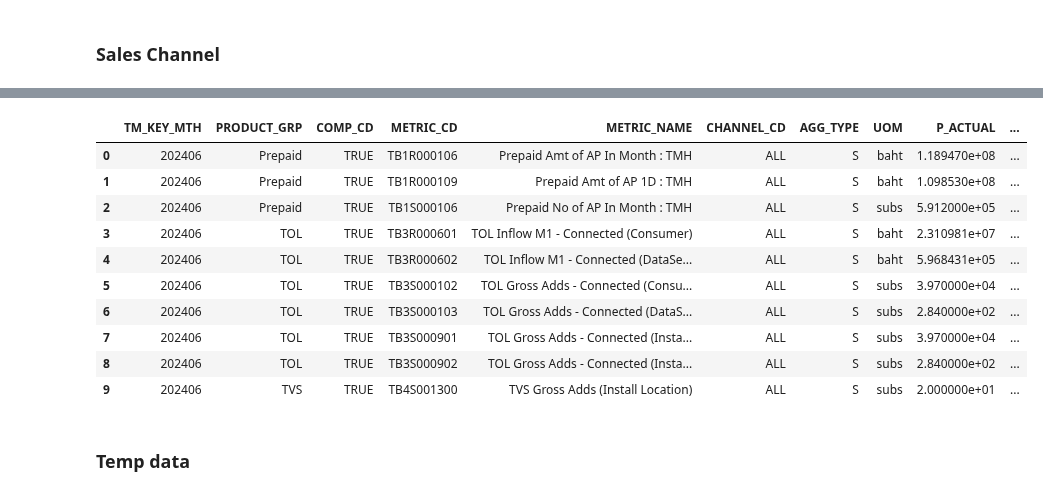
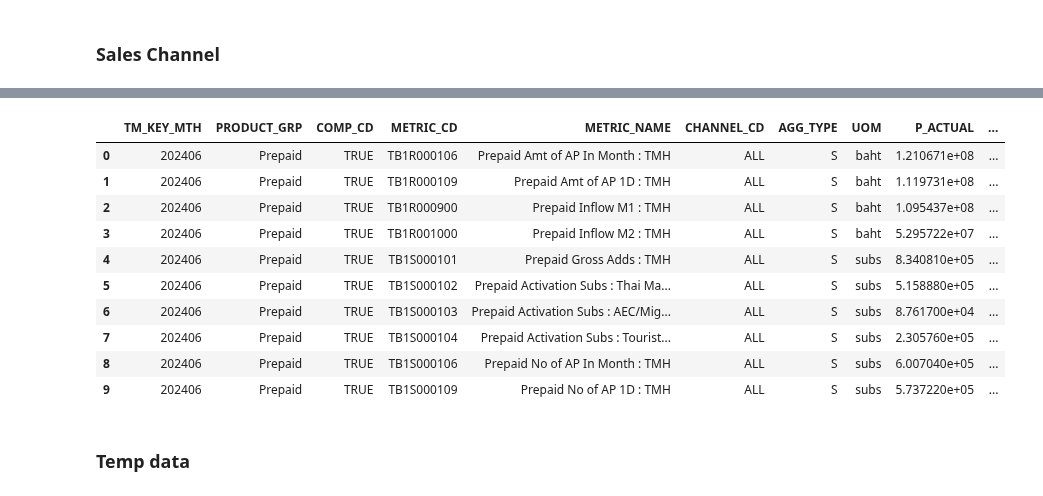
Before and after one commit to ruzlim/Jupyter, a Jupyter notebook: ETL/Monitoring/VINSIGHT-Data Monitoring.ipynb, the cells around one changed output, grey strips where cells are left out. Cells and saved outputs as stored; diff of their text form; code cells hidden in the pictures.

```diff
--- a/ETL/Monitoring/VINSIGHT-Data Monitoring.ipynb
+++ b/ETL/Monitoring/VINSIGHT-Data Monitoring.ipynb
@@ -246,15 +218,2 @@ raw_df : 7272 rows, 22 columns
 # %% [markdown]
 ### Sales Channel
-# %%
-''' Create Temp DataFrame '''
-
-''' Add columns '''
-tmp_df = raw_df
-tmp_df['TMP_CD'] = tmp_df['METRIC_CD'].replace(r'AA$|AB$|AC$|AD$|AE$|AF$|AG$|AH$|AI$|AJ$|AK$', '', regex=True)
-tmp_df['TMP_NAME'] = tmp_df['METRIC_NAME'].replace(r' : Account Executive| : B2B| : Branded Retail| : Contact Center| : Direct Sales| : Key Account| : Modern Trade| : Others| : Own Digital| : Retail Sales| : Wholesales', '', regex=True)
-tmp_df['VIEW_GRP'] = tmp_df.apply(lambda x: view_group(str(x['METRIC_GRP']), str(x['METRIC_CD']), str(x['METRIC_NAME'])), axis=1)
-# tmp_df['VIEW_GRP'] = tmp_df.apply(lambda x: fn.my_metric_group(str(x['METRIC_GRP']), str(x['METRIC_CD']), str(x['METRIC_NAME'])), axis=1)
-tmp_df['CDS_FLAG'] = np.where((tmp_df['METRIC_CD'].str.contains('^TB1R000109|^TB1S000109|^TB1R000106|^TB1S000106|^TB1S000102|^TB1S000103|^TB1S000104|^TB0R00010002|^TB2S000100|^TB1S000101|^TB3S000100|^TB3S000101|^TB3S000102|^TB3S000103|^TB3S000900|^TB3S000901|^TB3S000902|^TB4S000100|^TB4S000104|^TB4S001300|^TB0R00010001|^TB2R000500|^TB1R000900|^TB3R000600|^TB3R000601|^TB3R000602|^TB4R001000|^TB1R001000|^TB4S001400|^TB4R001700')) & (tmp_df['METRIC_CD'].str.contains('[0-9]$|[0-9]A[A-K]$')), 'Y', 'N')
-# tmp_df['CDS_FLAG'] = np.where(tmp_df['METRIC_CD'].isin(['TB1R000109', 'TB1S000109', 'TB1R000106', 'TB1S000106', 'TB1S000102', 'TB1S000103', 'TB1S000104', 'TB0R00010002', 'TB2S000100', 'TB1S000101', 'TB3S000100', 'TB3S000101', 'TB3S000102', 'TB3S000103', 'TB3S000900', 'TB3S000901', 'TB3S000902', 'TB4S000100', 'TB4S000104', 'TB4S001300', 'TB0R00010001', 'TB2R000500', 'TB1R000900', 'TB3R000600', 'TB3R000601', 'TB3R000602', 'TB4R001000', 'TB1R001000', 'TB4S001400', 'TB4R001700']), 'Y', 'N')
-
-tmp_df.tail(3)
@@ -267,48 +220,42 @@ tmp_df.tail(3)
 # %%
 ''' Create Reconcile Data '''
 
 rec_df = tmp_df
 
 ''' Filters '''
 # ~
+# my_str = '^Postpaid Revenue.*DTAC$'
+# my_str = ' B2C| B2B|Geo'
 rec_df = rec_df.loc[rec_df['TM_KEY_MTH']==202406]
-# rec_df = rec_df.loc[rec_df['VIEW_GRP']=='']
 rec_df = rec_df.loc[rec_df['CDS_FLAG']=='Y']
 rec_df = rec_df.loc[rec_df['CHANNEL_CD']=='ALL']
+rec_df = rec_df.loc[rec_df['PRODUCT_GRP']=='Prepaid']
 # rec_df = rec_df.loc[rec_df['COMP_CD']=='TRUE']
-# rec_df = rec_df.loc[rec_df['PRODUCT_GRP']=='TOL']
-# rec_df = rec_df.loc[rec_df['METRIC_NAME'].str.contains('TOL Inflow M1 - Connected')]
-rec_df = rec_df.loc[rec_df['METRIC_CD'].str.contains('^TB1R000106|^TB1R000109|^TB1S000106|^TB3R000601|^TB3R000602|^TB3S000102|^TB3S000103|^TB3S000901|^TB3S000902|^TB4S001300')]
-rec_df = rec_df.loc[rec_df['METRIC_CD'].str.contains('[0-9]$|[0-9]A[A-K]$')]
+# rec_df = rec_df.loc[rec_df['MY_GROUP']=='']
 
-# AND REGEXP_LIKE(METRIC_CD, '^TB1R000106|^TB1R000109|^TB1S000106|^TB3R000601|^TB3R000602|^TB3S000102|^TB3S000103|^TB3S000901|^TB3S000902|^TB4S001300')
-# AND REGEXP_LIKE(METRIC_CD, '[0-9]$|[0-9]A[A-K]$')
-
-# my_str = 'Prepaid Topping|Prepaid Pay per Use'
-# my_str = '^Postpaid Revenue.*DTAC$'
-# my_str = 'Inflow M1|Gross Add'
-# my_str2 = 'CORP'
-# my_str3 = ' B2C| B2B|Geo'
+''' Issue as 20240625 : Actual loss (G, H, HH) '''
+# rec_df = rec_df.loc[rec_df['METRIC_CD'].str.contains('^TB1R000106|^TB1R000109|^TB1S000106|^TB3R000601|^TB3R000602|^TB3S000102|^TB3S000103|^TB3S000901|^TB3S000902|^TB4S001300')]
+# rec_df = rec_df.loc[rec_df['METRIC_CD'].str.contains('[0-9]$|[0-9]A[A-K]$')]
 
 # rec_df = rec_df.replace(np.nan, None)
 # rec_df = rec_df.fillna(0)
 rec_df = rec_df.reset_index(drop=True)
 
 # all_cols = ['TM_KEY_MTH', 'CENTER', 'METRIC_GRP', 'PRODUCT_GRP', 'COMP_CD', 'METRIC_CD', 'METRIC_NAME', 'CHANNEL_CD', 'AGG_TYPE', 'UOM', 'P_ACTUAL', 'G_ACTUAL', 'H_ACTUAL', 'HH_ACTUAL', 'P_TARGET', 'G_TARGET', 'H_TARGET', 'HH_TARGET', 'ACTUAL_AS_OF', 'MIN_DAY', 'MAX_DAY', 'PPN_TM']
 actual_cols = ['TM_KEY_MTH', 'PRODUCT_GRP', 'COMP_CD', 'METRIC_CD', 'METRIC_NAME', 'CHANNEL_CD', 'AGG_TYPE', 'UOM', 'P_ACTUAL', 'G_ACTUAL', 'H_ACTUAL', 'HH_ACTUAL', 'P_TARGET', 'ACTUAL_AS_OF', 'MIN_DAY', 'MAX_DAY', 'PPN_TM']
 
 rec_df[actual_cols]
 # %% [output]
 |  | TM_KEY_MTH | PRODUCT_GRP | COMP_CD | METRIC_CD | METRIC_NAME | CHANNEL_CD | AGG_TYPE | UOM | P_ACTUAL | ... |
-| 0 | 202406 | Prepaid | TRUE | TB1R000106 | Prepaid Amt of AP In Month : TMH | ALL | S | baht | 1.189470e+08 | ... |
-| 1 | 202406 | Prepaid | TRUE | TB1R000109 | Prepaid Amt of AP 1D : TMH | ALL | S | baht | 1.098530e+08 | ... |
-| 2 | 202406 | Prepaid | TRUE | TB1S000106 | Prepaid No of AP In Month : TMH | ALL | S | subs | 5.912000e+05 | ... |
-| 3 | 202406 | TOL | TRUE | TB3R000601 | TOL Inflow M1 - Connected (Consumer) | ALL | S | baht | 2.310981e+07 | ... |
-| 4 | 202406 | TOL | TRUE | TB3R000602 | TOL Inflow M1 - Connected (DataSe... | ALL | S | baht | 5.968431e+05 | ... |
-| 5 | 202406 | TOL | TRUE | TB3S000102 | TOL Gross Adds - Connected (Consu... | ALL | S | subs | 3.970000e+04 | ... |
-| 6 | 202406 | TOL | TRUE | TB3S000103 | TOL Gross Adds - Connected (DataS... | ALL | S | subs | 2.840000e+02 | ... |
-| 7 | 202406 | TOL | TRUE | TB3S000901 | TOL Gross Adds - Connected (Insta... | ALL | S | subs | 3.970000e+04 | ... |
-| 8 | 202406 | TOL | TRUE | TB3S000902 | TOL Gross Adds - Connected (Insta... | ALL | S | subs | 2.840000e+02 | ... |
-| 9 | 202406 | TVS | TRUE | TB4S001300 | TVS Gross Adds (Install Location) | ALL | S | subs | 2.000000e+01 | ... |
+| 0 | 202406 | Prepaid | TRUE | TB1R000106 | Prepaid Amt of AP In Month : TMH | ALL | S | baht | 1.210671e+08 | ... |
+| 1 | 202406 | Prepaid | TRUE | TB1R000109 | Prepaid Amt of AP 1D : TMH | ALL | S | baht | 1.119731e+08 | ... |
+| 2 | 202406 | Prepaid | TRUE | TB1R000900 | Prepaid Inflow M1 : TMH | ALL | S | baht | 1.095437e+08 | ... |
+| 3 | 202406 | Prepaid | TRUE | TB1R001000 | Prepaid Inflow M2 : TMH | ALL | S | baht | 5.295722e+07 | ... |
+| 4 | 202406 | Prepaid | TRUE | TB1S000101 | Prepaid Gross Adds : TMH | ALL | S | subs | 8.340810e+05 | ... |
+| 5 | 202406 | Prepaid | TRUE | TB1S000102 | Prepaid Activation Subs : Thai Ma... | ALL | S | subs | 5.158880e+05 | ... |
+| 6 | 202406 | Prepaid | TRUE | TB1S000103 | Prepaid Activation Subs : AEC/Mig... | ALL | S | subs | 8.761700e+04 | ... |
+| 7 | 202406 | Prepaid | TRUE | TB1S000104 | Prepaid Activation Subs : Tourist... | ALL | S | subs | 2.305760e+05 | ... |
+| 8 | 202406 | Prepaid | TRUE | TB1S000106 | Prepaid No of AP In Month : TMH | ALL | S | subs | 6.007040e+05 | ... |
+| 9 | 202406 | Prepaid | TRUE | TB1S000109 | Prepaid No of AP 1D : TMH | ALL | S | subs | 5.737220e+05 | ... |
 # %% [markdown]
 ### Temp data
```
Also changed, not shown: parts of 8 cells of this notebook, 1 other file.
